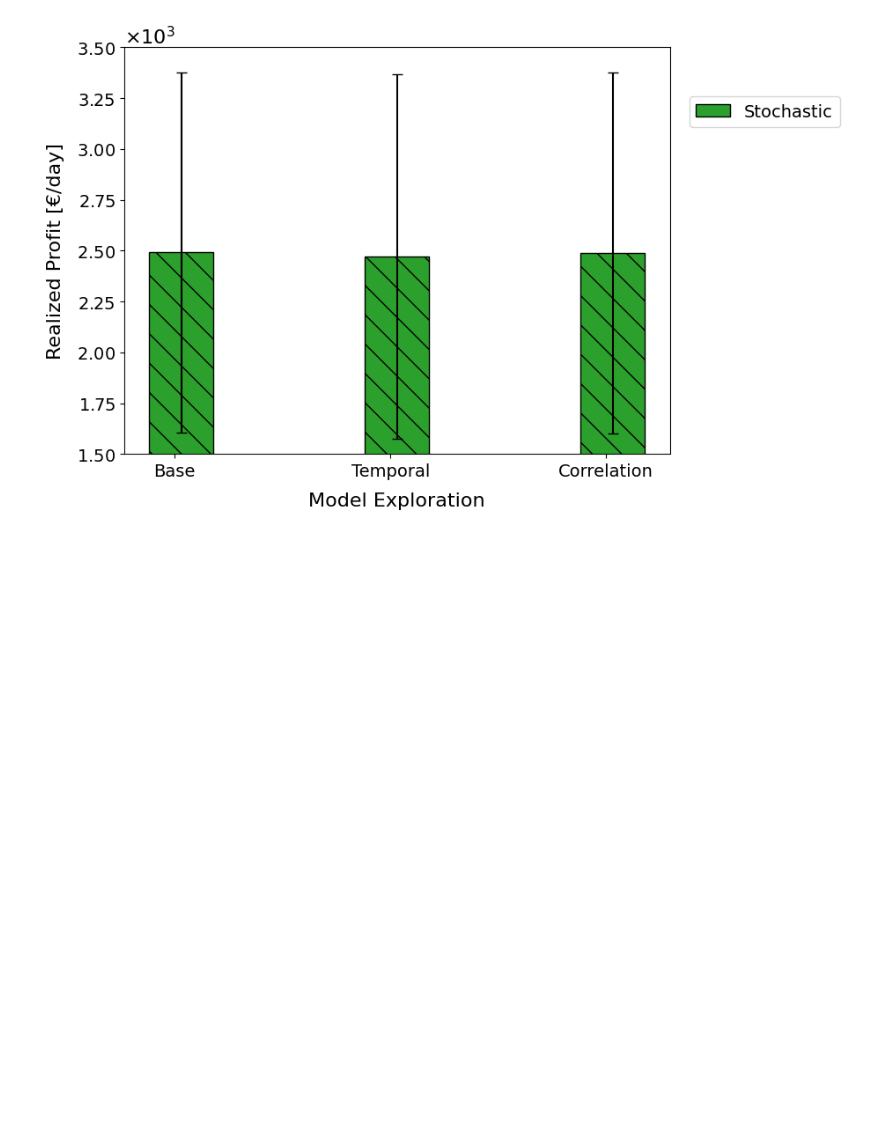
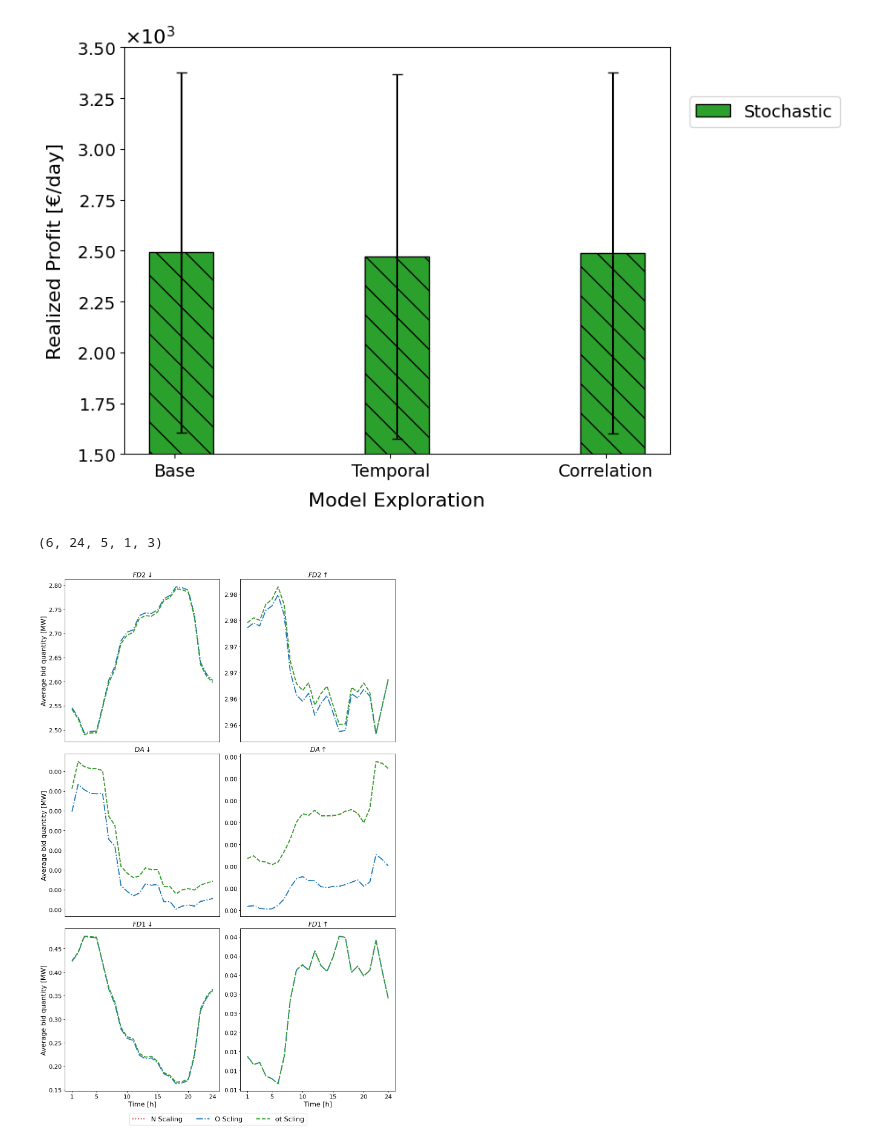
Before and after one commit to junesooshin/lightenup, a Jupyter notebook: Model and Result Examination/Results - Model Exploration.ipynb, the cells around one changed output. Saved outputs shown, nothing was run; the diff lists cells and outputs as text; code cells hidden in the pictures; blank space fills up the shorter version.

```diff
--- a/Model and Result Examination/Results - Model Exploration.ipynb
+++ b/Model and Result Examination/Results - Model Exploration.ipynb
@@ -156,3 +155,13 @@ plot_profit_Test(Array, PlotCase = "Model Exploration",Selected_models = ['Stoch
 # %% [output]
 [0, 1, 2]
 [figure]
+# %%
+Add_on_paths = ["\\Results\\Model Exploration\\GA\\",
+                "\\Results\\Model Exploration\\No Scaling\\",
+                "\\Results\\Model Exploration\\Other Scaling\\"]
+Array_Acceptance, Array_Bid,Array_Comp = Collect_bid_results(current_directory,Add_on_paths,1,[5],models=["Feature"])
+# %%
+Plot_average_bid_quantities(Array_Bid,MultipleModels=False,Selected_models = ["Feature","Feature","Feature"],Names = ["N Scaling", "O Scling","ot Scling"] ,linestyle = [":","-.","--"])
+# %% [output]
+(6, 24, 5, 1, 3)
+[figure, added]
```
Also changed, not shown: parts of 7 cells of this notebook, 16 other files.
